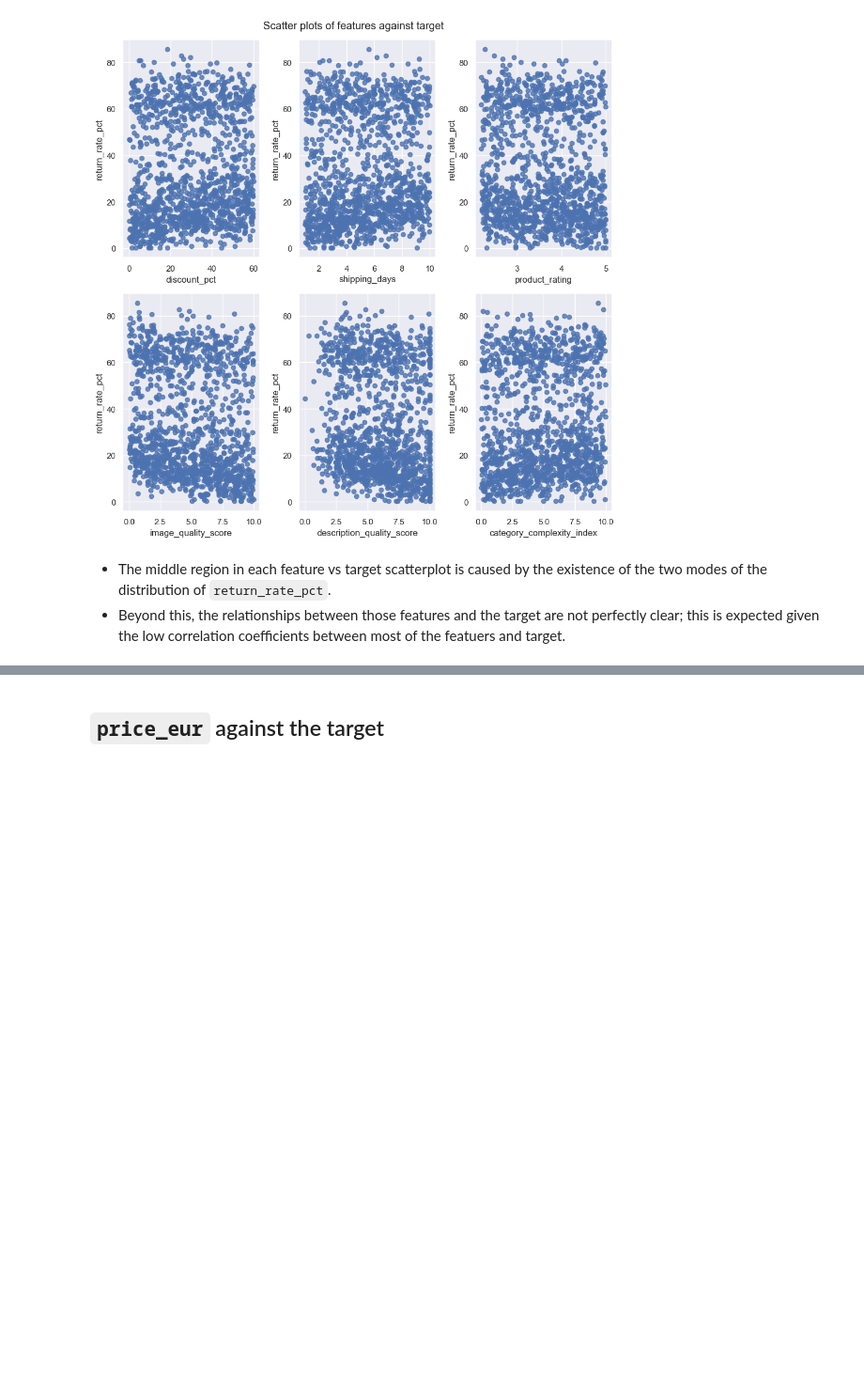
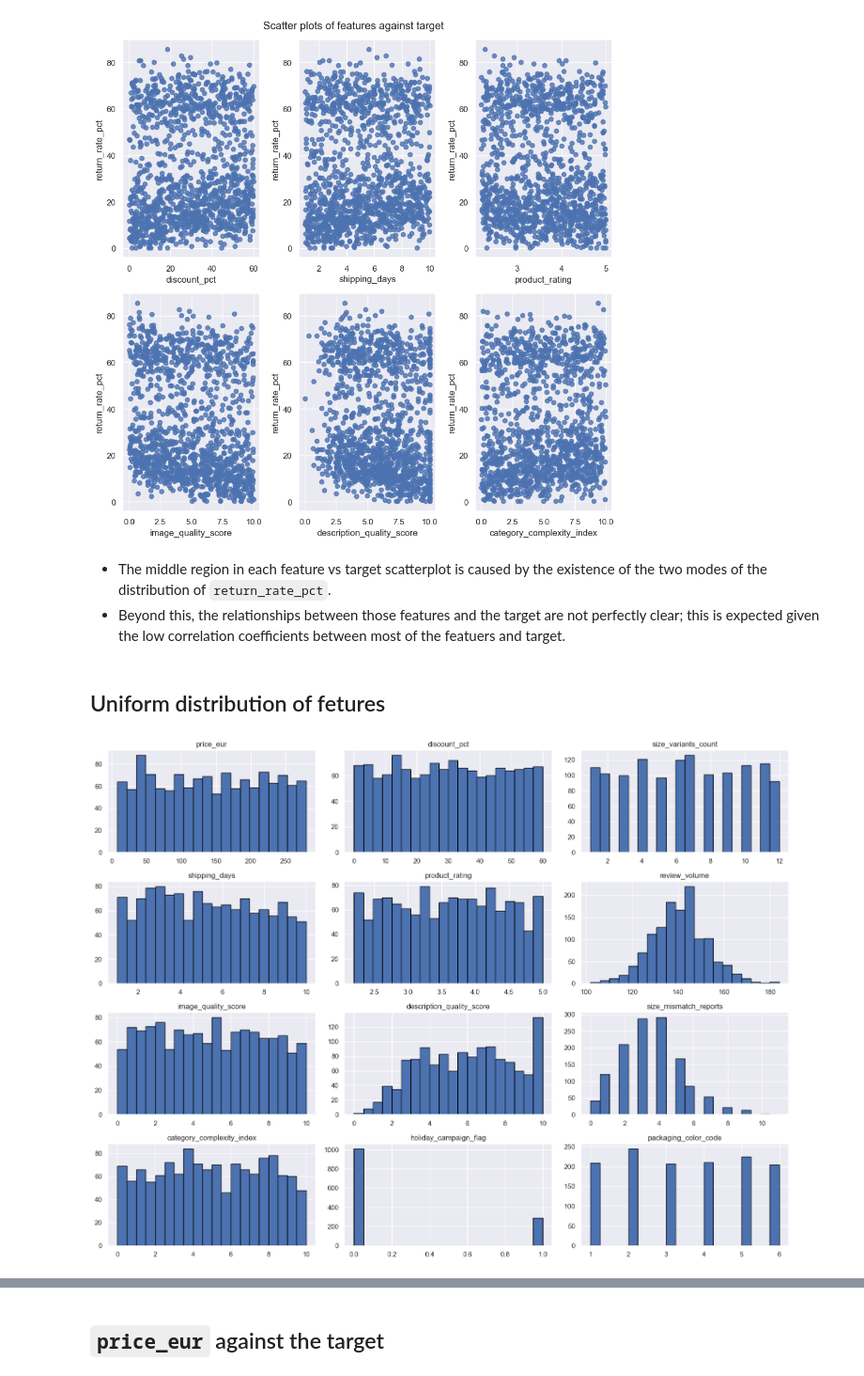
Before and after one commit to tomabrihacescu/return_rate_ecommerce_platform, a Jupyter notebook: draft1.ipynb, the cells around one changed output, grey strips where cells are left out. Shown at 94% size. Drawn from its saved outputs; the diff is of its cells as text; code cells hidden in the pictures; blank space fills up the shorter version.

```diff
--- a/draft1.ipynb
+++ b/draft1.ipynb
@@ -150,3 +111,11 @@ plt.show()
 # %% [markdown]
 - The middle region in each feature vs target scatterplot is caused by the existence of the two modes of the distribution of `return_rate_pct`.
 - Beyond this, the relationships between those features and the target are not perfectly clear; this is expected given the low correlation coefficients between most of the featuers and target.
+# %% [markdown]
+## Uniform distribution of fetures
+# %%
+train.drop(columns=['return_rate_pct']).hist(figsize=(16, 12), bins=20, edgecolor='black')
+plt.tight_layout()
+plt.show()
+# %% [output]
+[figure, added]
```
Also changed, not shown: parts of 16 cells of this notebook, 1 other file.
